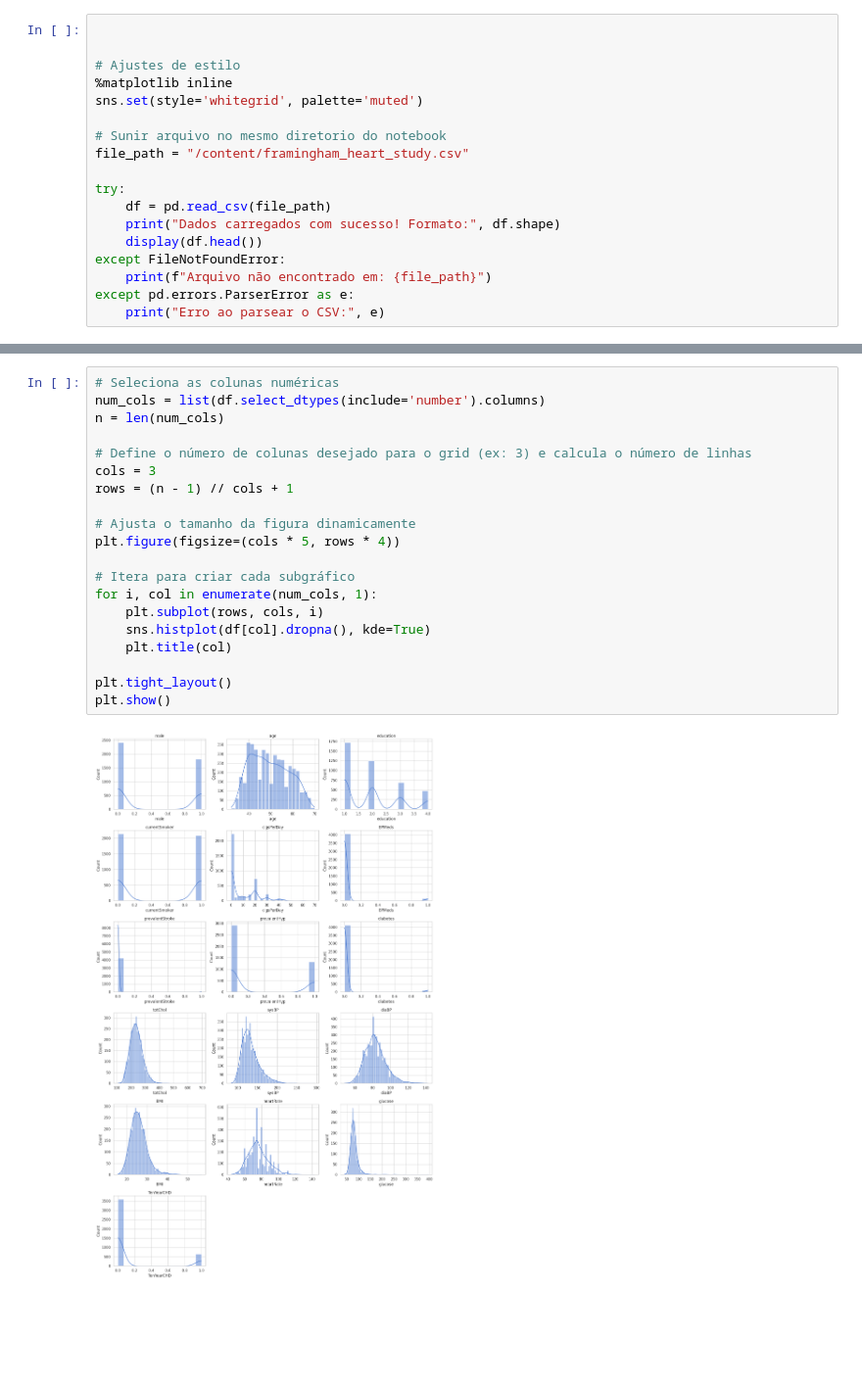
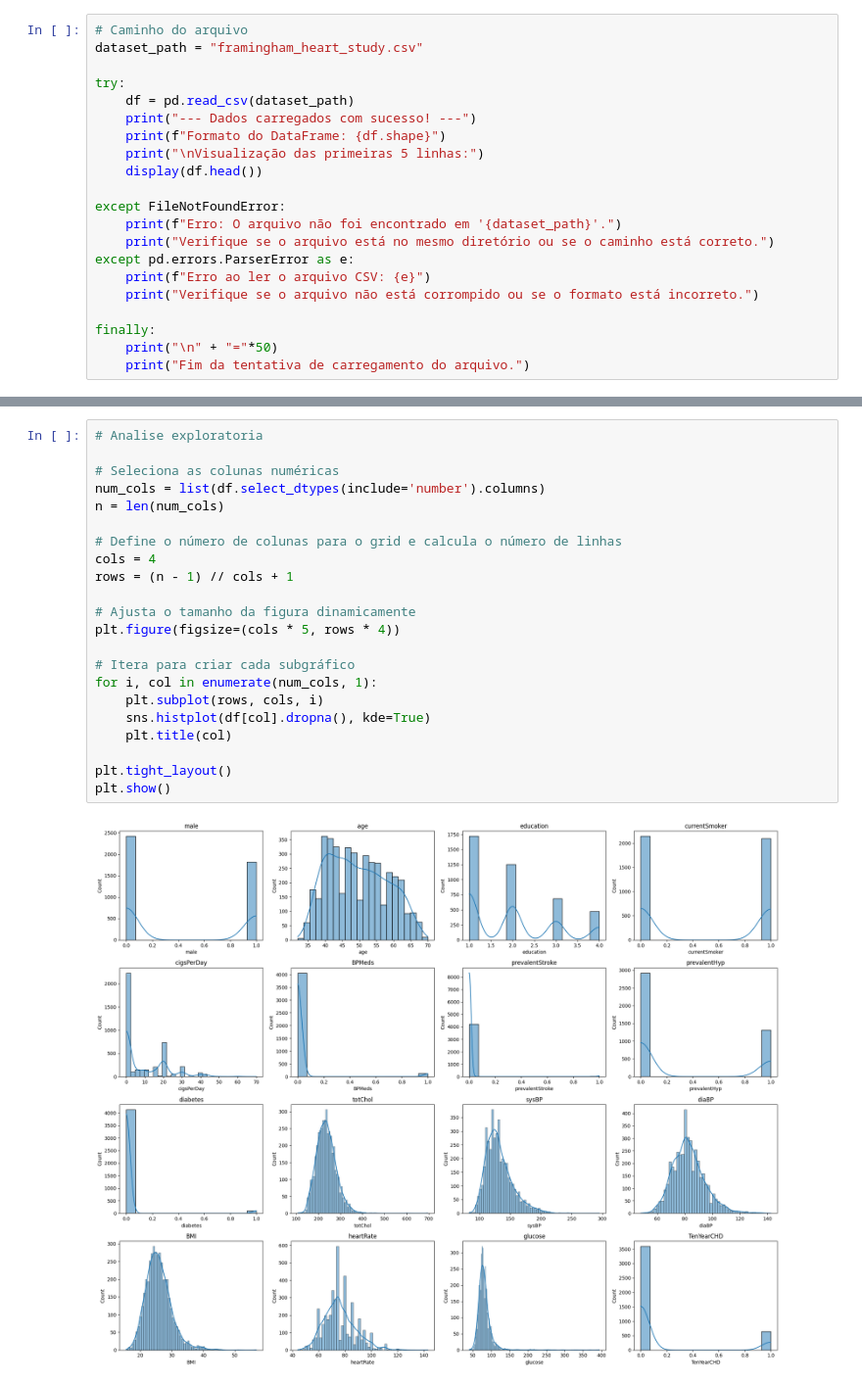
Before and after one commit to DiogoBotton/FIAP_Heart_Disease, a Jupyter notebook: framingham_heart_study.ipynb, the cells around one changed output, grey strips where cells are left out. Shown at 98% size. Drawn from its saved outputs; the diff is of its cells as text; blank space fills up the shorter version.

```diff
--- a/framingham_heart_study.ipynb
+++ b/framingham_heart_study.ipynb
@@ -9,19 +13,22 @@ import seaborn as sns
 # %%
-
-
-# Ajustes de estilo
-%matplotlib inline
-sns.set(style='whitegrid', palette='muted')
-
-# Sunir arquivo no mesmo diretorio do notebook
-file_path = "/content/framingham_heart_study.csv"
+# Caminho do arquivo
+dataset_path = "framingham_heart_study.csv"
 
 try:
-    df = pd.read_csv(file_path)
-    print("Dados carregados com sucesso! Formato:", df.shape)
+    df = pd.read_csv(dataset_path)
+    print("--- Dados carregados com sucesso! ---")
+    print(f"Formato do DataFrame: {df.shape}")
+    print("\nVisualização das primeiras 5 linhas:")
     display(df.head())
+
 except FileNotFoundError:
-    print(f"Arquivo não encontrado em: {file_path}")
+    print(f"Erro: O arquivo não foi encontrado em '{dataset_path}'.")
+    print("Verifique se o arquivo está no mesmo diretório ou se o caminho está correto.")
 except pd.errors.ParserError as e:
-    print("Erro ao parsear o CSV:", e)
+    print(f"Erro ao ler o arquivo CSV: {e}")
+    print("Verifique se o arquivo não está corrompido ou se o formato está incorreto.")
+
+finally:
+    print("\n" + "="*50)
+    print("Fim da tentativa de carregamento do arquivo.")
 # %% [output]
@@ -112,22 +108,24 @@ pd.DataFrame({'missing': missing, '%': pct.round(2)}).sort_values('missing', asc
 # %%
+# Analise exploratoria
+
 # Seleciona as colunas numéricas
 num_cols = list(df.select_dtypes(include='number').columns)
 n = len(num_cols)
 
-# Define o número de colunas desejado para o grid (ex: 3) e calcula o número de linhas
-cols = 3
+# Define o número de colunas para o grid e calcula o número de linhas
+cols = 4
 rows = (n - 1) // cols + 1
 
 # Ajusta o tamanho da figura dinamicamente
 plt.figure(figsize=(cols * 5, rows * 4))
 
 # Itera para criar cada subgráfico
 for i, col in enumerate(num_cols, 1):
     plt.subplot(rows, cols, i)
     sns.histplot(df[col].dropna(), kde=True)
     plt.title(col)
 
 plt.tight_layout()
 plt.show()
 # %% [output]
-[figure, old version]
+[figure, new version]
```
Also changed, not shown: parts of 11 cells of this notebook.
